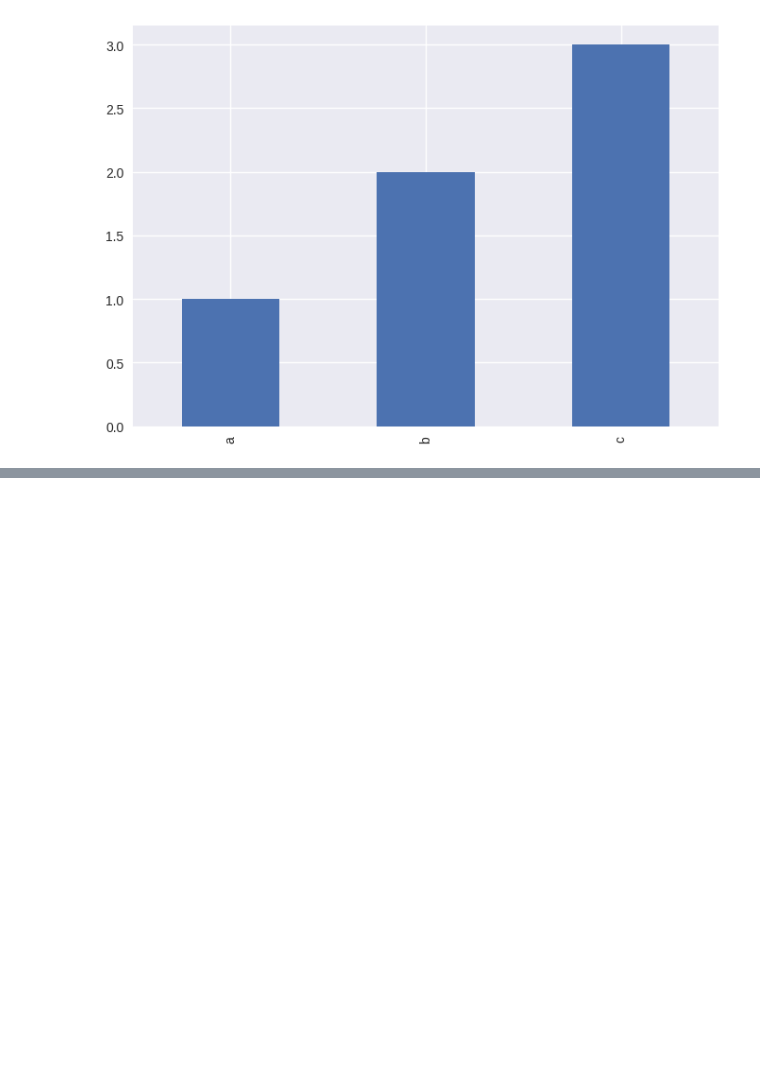
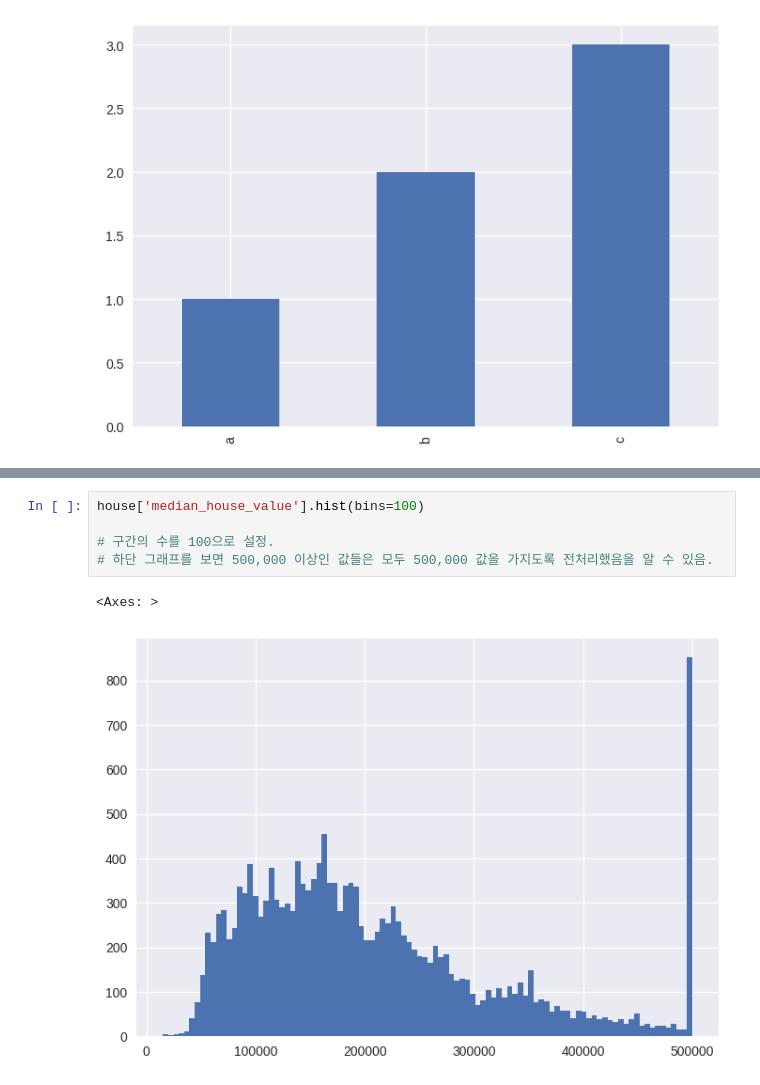
Before and after one commit to hajju0617/Data-Analysis-Study, a Jupyter notebook: visualize_dataset.ipynb, the cells around one changed output, grey strips where cells are left out. Cells and saved outputs as stored; diff of their text form; blank space fills up the shorter version.

```diff
--- a/visualize_dataset.ipynb
+++ b/visualize_dataset.ipynb
@@ -113,0 +129,8 @@ test.plot(kind='bar')
+# %%
+house['median_house_value'].hist(bins=100)
+
+# 구간의 수를 100으로 설정.
+# 하단 그래프를 보면 500,000 이상인 값들은 모두 500,000 값을 가지도록 전처리했음을 알 수 있음.
+# %% [output]
+<Axes: >
+[figure, added]
```
Also changed, not shown: parts of 7 cells of this notebook.
